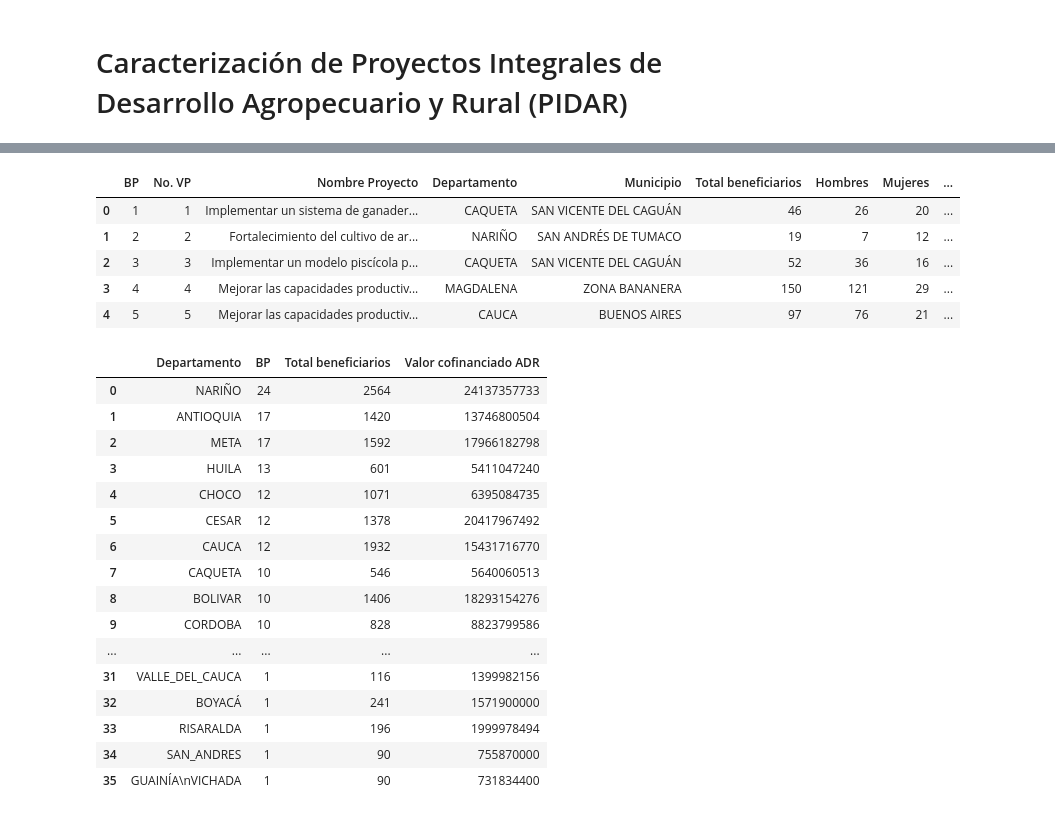
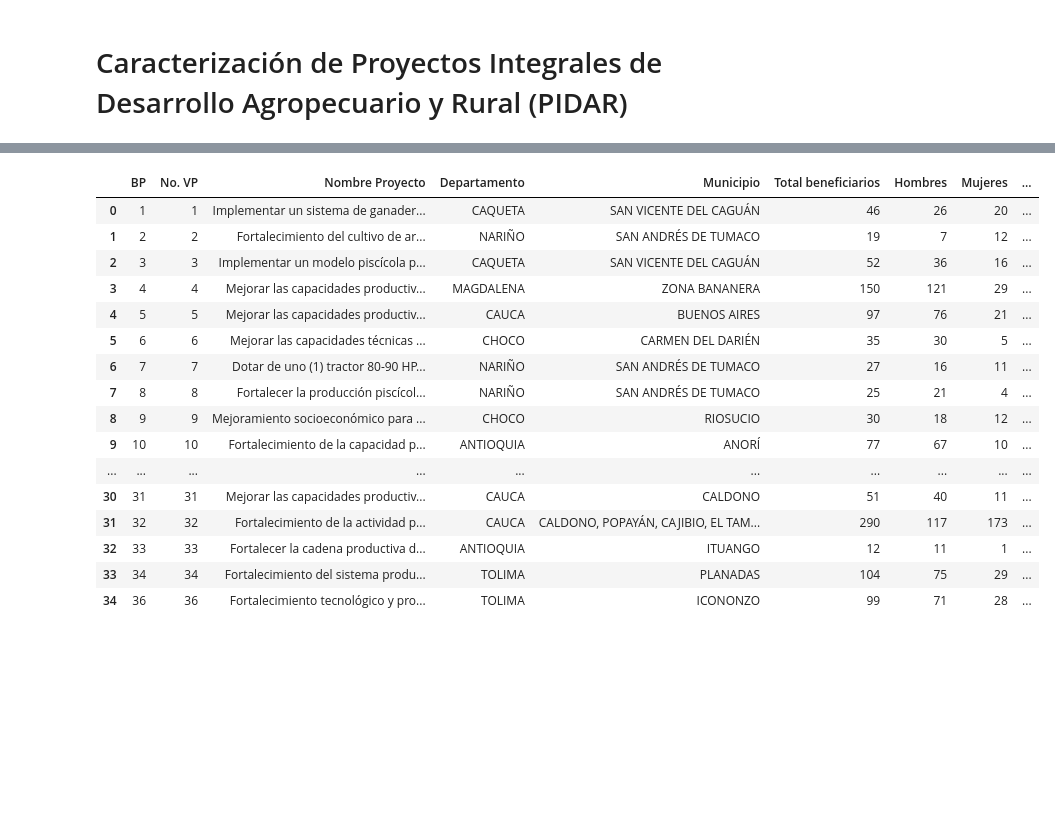
Before and after one commit to ds4a-team-envigado/project, a Jupyter notebook: pilar/pilar.ipynb, the cells around one changed output, grey strips where cells are left out. Drawn from its saved outputs; the diff is of its cells as text; code cells hidden in the pictures; blank space fills up the shorter version.

```diff
--- a/pilar/pilar.ipynb
+++ b/pilar/pilar.ipynb
@@ -30,0 +120,4 @@ df.shape
+# %%
+df['CostoADRBeneficiario'] = round(df['Valor cofinanciado ADR']/df['Total beneficiarios'],1)
+fig = px.box(df, x="Departamento", y="CostoADRBeneficiario")
+fig.show()
@@ -31,42 +126,20 @@ df.shape
 # %%
-df.head()
+df.head(35)
 # %% [output]
 |  | BP | No. VP | Nombre Proyecto | Departamento | Municipio | Total beneficiarios | Hombres | Mujeres | ... |
 | 0 | 1 | 1 | Implementar un sistema de ganader... | CAQUETA | SAN VICENTE DEL CAGUÁN | 46 | 26 | 20 | ... |
 | 1 | 2 | 2 | Fortalecimiento del cultivo de ar... | NARIÑO | SAN ANDRÉS DE TUMACO | 19 | 7 | 12 | ... |
 | 2 | 3 | 3 | Implementar un modelo piscícola p... | CAQUETA | SAN VICENTE DEL CAGUÁN | 52 | 36 | 16 | ... |
 | 3 | 4 | 4 | Mejorar las capacidades productiv... | MAGDALENA | ZONA BANANERA | 150 | 121 | 29 | ... |
 | 4 | 5 | 5 | Mejorar las capacidades productiv... | CAUCA | BUENOS AIRES | 97 | 76 | 21 | ... |
+| 5 | 6 | 6 | Mejorar las capacidades técnicas ... | CHOCO | CARMEN DEL DARIÉN | 35 | 30 | 5 | ... |
+| 6 | 7 | 7 | Dotar de uno (1) tractor 80-90 HP... | NARIÑO | SAN ANDRÉS DE TUMACO | 27 | 16 | 11 | ... |
+| 7 | 8 | 8 | Fortalecer la producción piscícol... | NARIÑO | SAN ANDRÉS DE TUMACO | 25 | 21 | 4 | ... |
+| 8 | 9 | 9 | Mejoramiento socioeconómico para ... | CHOCO | RIOSUCIO | 30 | 18 | 12 | ... |
+| 9 | 10 | 10 | Fortalecimiento de la capacidad p... | ANTIOQUIA | ANORÍ | 77 | 67 | 10 | ... |
+| ... | ... | ... | ... | ... | ... | ... | ... | ... | ... |
+| 30 | 31 | 31 | Mejorar las capacidades productiv... | CAUCA | CALDONO | 51 | 40 | 11 | ... |
+| 31 | 32 | 32 | Fortalecimiento de la actividad p... | CAUCA | CALDONO, POPAYÁN, CAJIBIO, EL TAM... | 290 | 117 | 173 | ... |
+| 32 | 33 | 33 | Fortalecer la cadena productiva d... | ANTIOQUIA | ITUANGO | 12 | 11 | 1 | ... |
+| 33 | 34 | 34 | Fortalecimiento del sistema produ... | TOLIMA | PLANADAS | 104 | 75 | 29 | ... |
+| 34 | 36 | 36 | Fortalecimiento tecnológico y pro... | TOLIMA | ICONONZO | 99 | 71 | 28 | ... |
-# %%
-gp_by_department = df.groupby('Departamento')['BP'].count().sort_values(ascending=False).to_frame().reset_index()
-gp_by_department
-
-gp_by_valor = df.groupby('Departamento')['Valor cofinanciado ADR'].sum().sort_values(ascending=False).sort_values(ascending=False).to_frame().reset_index()
-gp_by_valor
-
-
-
-gp_b = df.groupby('Departamento')['Total beneficiarios'].sum().sort_values(ascending=False).sort_values(ascending=False).to_frame().reset_index()
-gp_b
-
-df_merged = pd.merge(gp_by_department, gp_b)
-
-df_merged2 = pd.merge(df_merged, gp_by_valor)
-# %% [output]
-|  | Departamento | BP | Total beneficiarios | Valor cofinanciado ADR |
-| 0 | NARIÑO | 24 | 2564 | 24137357733 |
-| 1 | ANTIOQUIA | 17 | 1420 | 13746800504 |
-| 2 | META | 17 | 1592 | 17966182798 |
-| 3 | HUILA | 13 | 601 | 5411047240 |
-| 4 | CHOCO | 12 | 1071 | 6395084735 |
-| 5 | CESAR | 12 | 1378 | 20417967492 |
-| 6 | CAUCA | 12 | 1932 | 15431716770 |
-| 7 | CAQUETA | 10 | 546 | 5640060513 |
-| 8 | BOLIVAR | 10 | 1406 | 18293154276 |
-| 9 | CORDOBA | 10 | 828 | 8823799586 |
-| ... | ... | ... | ... | ... |
-| 31 | VALLE_DEL_CAUCA | 1 | 116 | 1399982156 |
-| 32 | BOYACÁ | 1 | 241 | 1571900000 |
-| 33 | RISARALDA | 1 | 196 | 1999978494 |
-| 34 | SAN_ANDRES | 1 | 90 | 755870000 |
-| 35 | GUAINÍA\nVICHADA | 1 | 90 | 731834400 |
```
Also changed, not shown: parts of 12 cells of this notebook, 1 other file.
